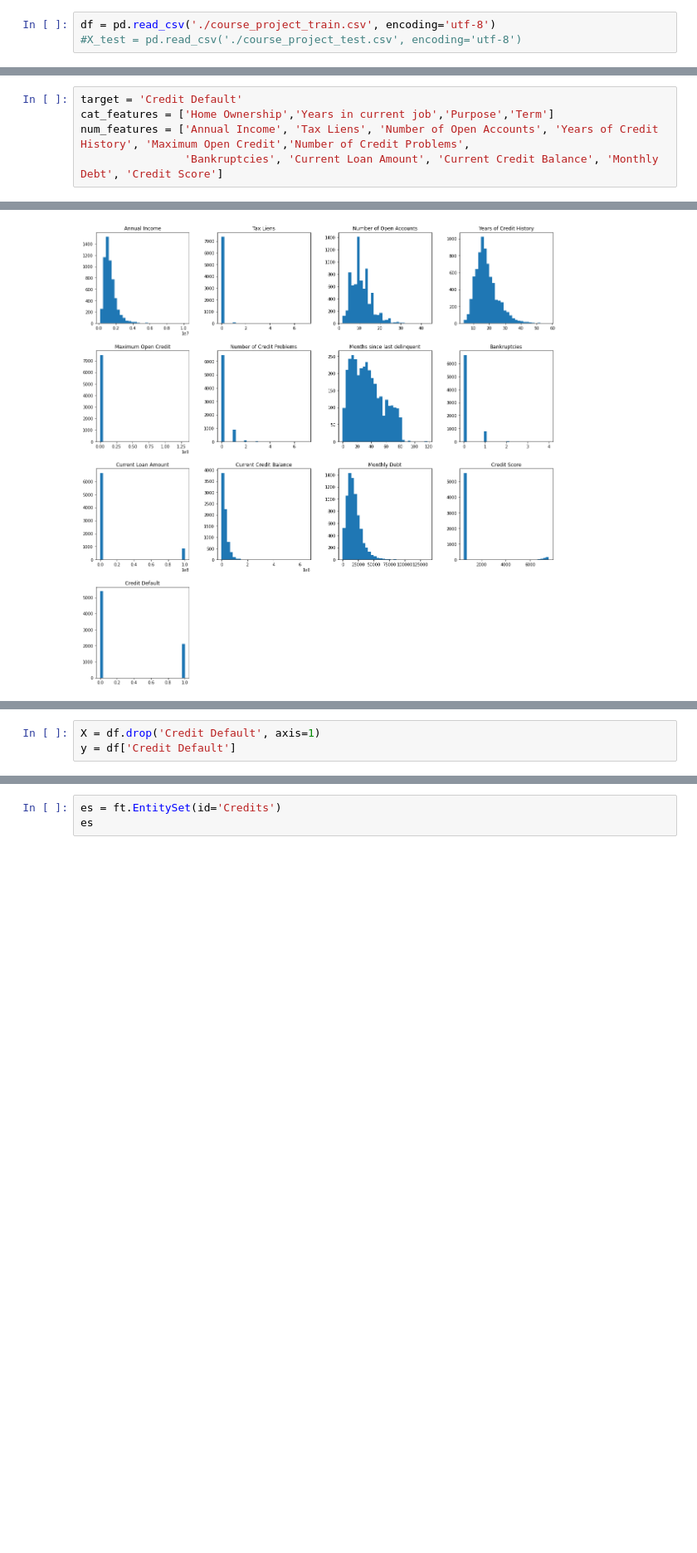
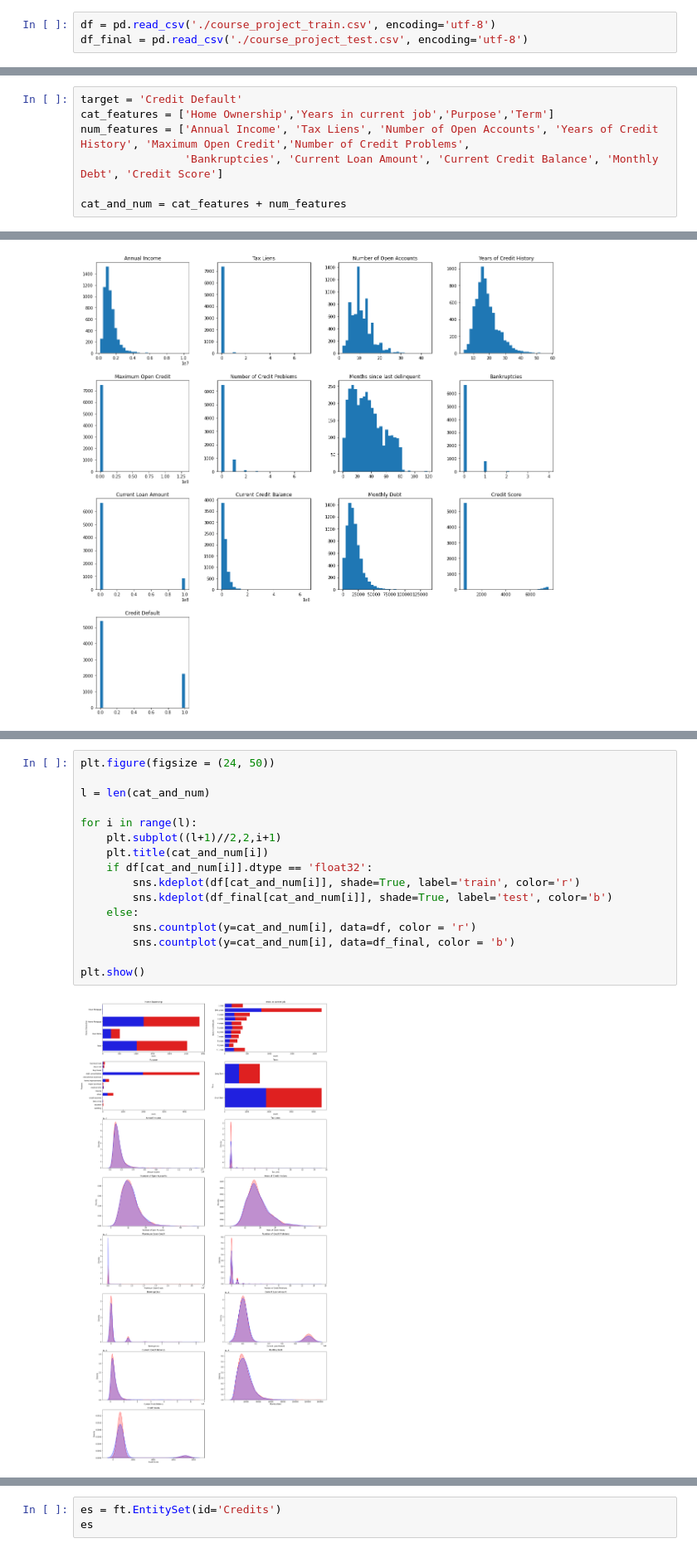
Before and after one commit to HeelHook88/library_for_ds_classification, a Jupyter notebook: AIKuznetsov_solution.ipynb, the cells around one changed output, grey strips where cells are left out. Shown at 83% size. Drawn from its saved outputs; the diff is of its cells as text; blank space fills up the shorter version.

```diff
--- a/AIKuznetsov_solution.ipynb
+++ b/AIKuznetsov_solution.ipynb
@@ -29,6 +33,6 @@ import seaborn as sns
 # %%
 df = pd.read_csv('./course_project_train.csv', encoding='utf-8')
-#X_test = pd.read_csv('./course_project_test.csv', encoding='utf-8')
+df_final = pd.read_csv('./course_project_test.csv', encoding='utf-8')
 # %%
 def get_classification_report(y_train_true, y_train_pred, y_test_true, y_test_pred):
     print('TRAIN\n\n' + classification_report(y_train_true, y_train_pred))
@@ -77,6 +146,8 @@ target = 'Credit Default'
 cat_features = ['Home Ownership','Years in current job','Purpose','Term']
 num_features = ['Annual Income', 'Tax Liens', 'Number of Open Accounts', 'Years of Credit History', 'Maximum Open Credit','Number of Credit Problems',
                 'Bankruptcies', 'Current Loan Amount', 'Current Credit Balance', 'Monthly Debt', 'Credit Score']
+
+cat_and_num = cat_features + num_features
 # %%
 df.hist(figsize=(20,20), bins=30, grid=False);
 # %% [output]
@@ -150,6 +225,21 @@ Monthly Debt                 0
 Credit Score                 0
 Credit Default               0
 dtype: int64
-# %%
-X = df.drop('Credit Default', axis=1)
-y = df['Credit Default']
+# %%
+plt.figure(figsize = (24, 50))
+
+l = len(cat_and_num)
+
+for i in range(l):
+    plt.subplot((l+1)//2,2,i+1)
+    plt.title(cat_and_num[i])
+    if df[cat_and_num[i]].dtype == 'float32':
+        sns.kdeplot(df[cat_and_num[i]], shade=True, label='train', color='r')
+        sns.kdeplot(df_final[cat_and_num[i]], shade=True, label='test', color='b')
+    else:
+        sns.countplot(y=cat_and_num[i], data=df, color = 'r')
+        sns.countplot(y=cat_and_num[i], data=df_final, color = 'b')
+
+plt.show()
+# %% [output]
+[figure, added]
```
Also changed, not shown: parts of 86 cells of this notebook.
